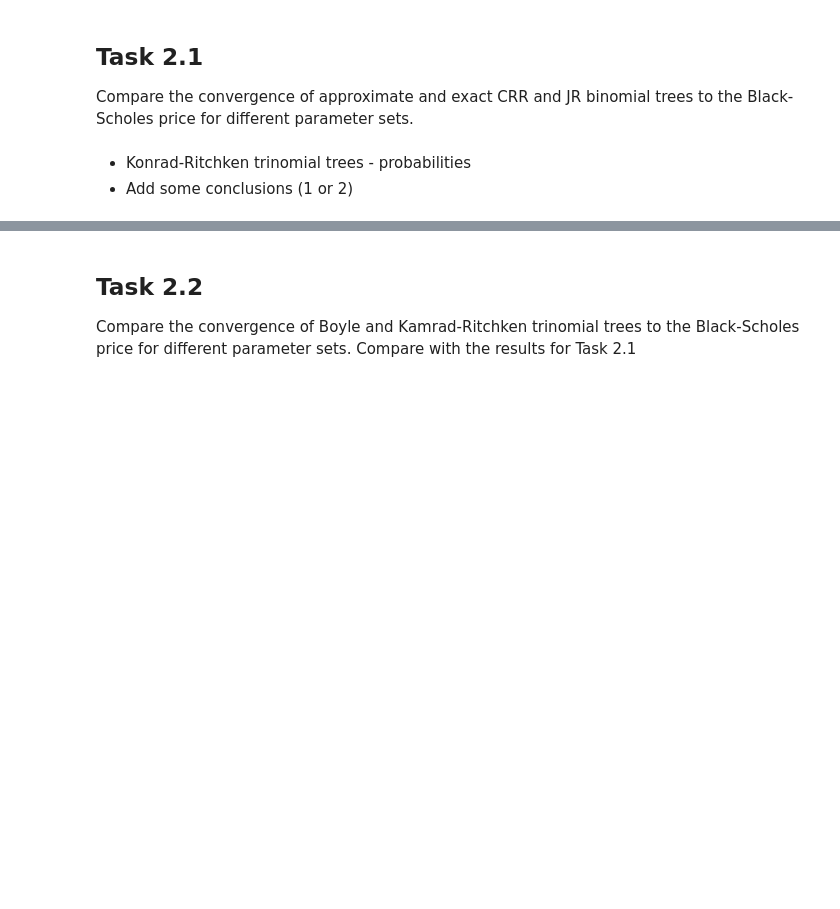
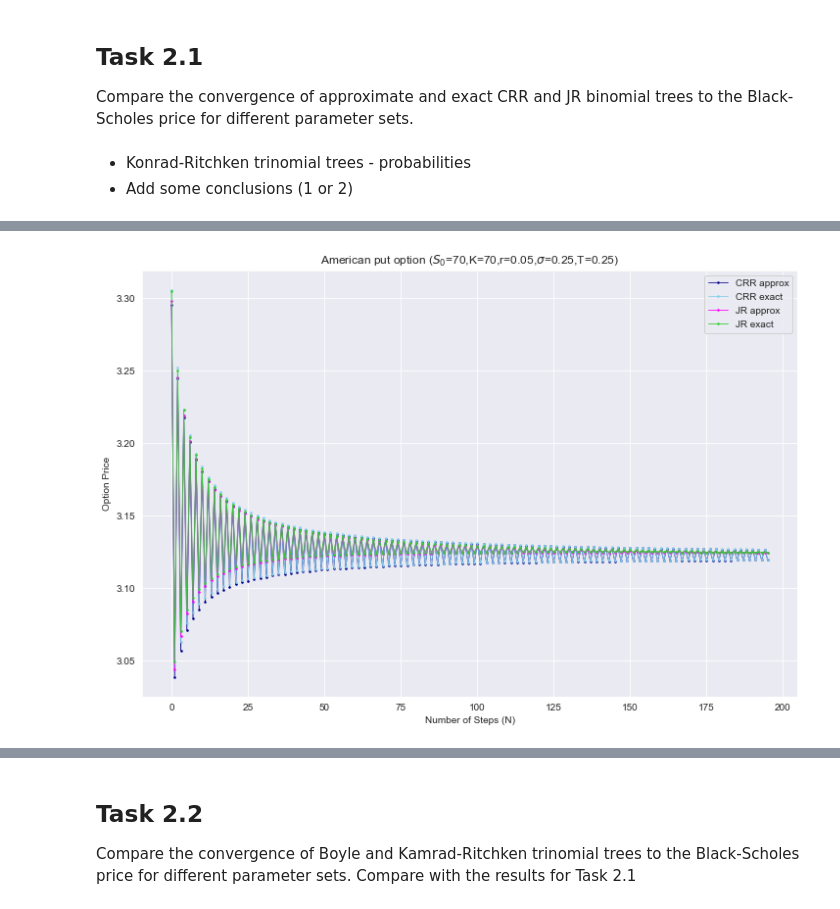
Before and after one commit to martyna-B/Computational_finance, a Jupyter notebook: List 2/list2.ipynb, the cells around one changed output, grey strips where cells are left out. Saved outputs shown, nothing was run; the diff lists cells and outputs as text; code cells hidden in the pictures; blank space fills up the shorter version.

```diff
--- a/List 2/list2.ipynb
+++ b/List 2/list2.ipynb
@@ -155,7 +203,4 @@ def put_price(S, K, T, r, sigma):
 # %%
-S0 = 70
-K = 70
-T = 0.25
-r = 0.05
-sigma = 0.25
-Nmax = 200
+plot_binomial_american(S0 = 70,K = 70, T = 0.25, r = 0.05, sigma = 0.25, Nmax = 200, option_type='put')
+# %% [output]
+[figure, added]
```
Also changed, not shown: parts of 26 cells of this notebook.
